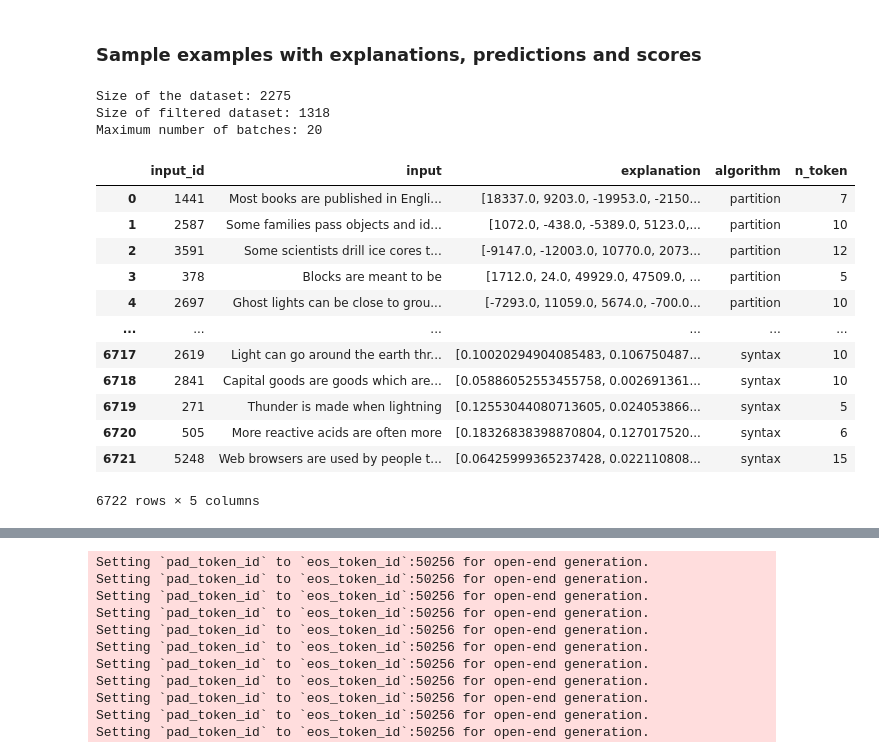
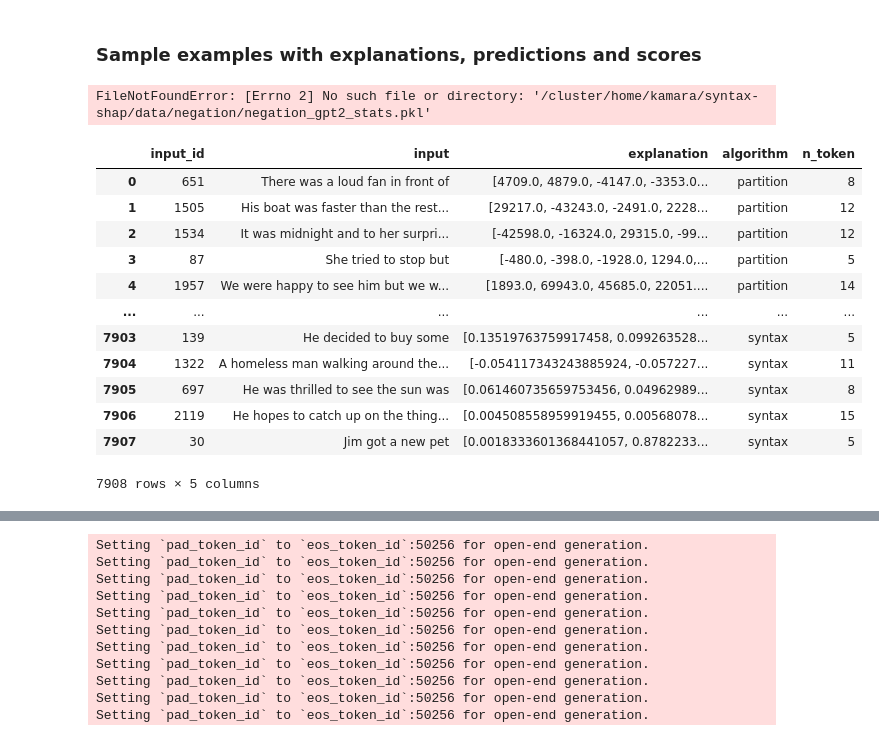
Before and after one commit to k-amara/syntax-shap, a Jupyter notebook: notebooks/Scores_Visualization_GPT2.ipynb, the cells around one changed output, grey strips where cells are left out. Cells and saved outputs as stored; diff of their text form; code cells hidden in the pictures.

```diff
--- a/notebooks/Scores_Visualization_GPT2.ipynb
+++ b/notebooks/Scores_Visualization_GPT2.ipynb
@@ -15,9 +15,10 @@ import matplotlib.pyplot as plt
 data_save_dir = "/cluster/home/kamara/syntax-shap/data"
 batch_size = 64
 
-dataset = "rocstories"
+dataset = "negation"
 model_name = "gpt2"
 threshold_ = 0.5
+seed_ = 0
 
 
 filter_ids_path = os.path.join(data_save_dir, f"{dataset}")
@@ -28,62 +29,61 @@ print("Size of the dataset:", stats["n_data"])
 print("Size of filtered dataset:", stats["n_filtered"])
 print("Maximum number of batches:", stats["n_filtered"]//batch_size)
 # %% [output]
-Size of the dataset: 2275
-Size of filtered dataset: 1318
-Maximum number of batches: 20
+FileNotFoundError: [Errno 2] No such file or directory: '/cluster/home/kamara/syntax-shap/data/negation/negation_gpt2_stats.pkl'
 # %%
 
 folder_path = f"/cluster/work/zhang/kamara/syntax-shap/results_ids/explanations/{model_name}/{dataset}"  # Replace with your folder path
 
 # Initialize a list to store the dataframes
 df_list = []
 
 # Loop through each file in the folder
 for root, dirs, files in os.walk(folder_path):
     for file in files:
         full_path = os.path.join(root, file)
         parts = file.split('_')
         if (file.endswith('.pkl')):
             # Extract dataset, model name, and algorithm from the filename
             dataset = parts[-4]
             model_name = parts[-3]
             algorithm = parts[-2]
             seed = parts[-1].split('.pkl')[0]  # Removes the file extension
 
-            # Construct the full file path
-            file_path = os.path.join(folder_path, file)
+            if eval(seed) == seed_:
+                # Construct the full file path
+                file_path = os.path.join(folder_path, file)
 
-            # Read the pickle file
-            with open(full_path, 'rb') as file:
-                data = pickle.load(file)
+                # Read the pickle file
+                with open(full_path, 'rb') as file:
+                    data = pickle.load(file)
 
-            # Assuming the content is a dictionary, create a DataFrame
-            df = pd.DataFrame(data)
-            # Add the extracted details as new columns
-            df['algorithm'] = algorithm
-            df['n_token'] = df['input'].str.split().apply(len)
-            df['explanation'] = df['explanation'].apply(lambda x: x.reshape(-1))
+                # Assuming the content is a dictionary, create a DataFrame
+                df = pd.DataFrame(data)
+                # Add the extracted details as new columns
+                df['algorithm'] = algorithm
+                df['n_token'] = df['input'].str.split().apply(len)
+                df['explanation'] = df['explanation'].apply(lambda x: x.reshape(-1))
 
-            # Append to the list of dataframes
-            df_list.append(df)
+                # Append to the list of dataframes
+                df_list.append(df)
 
 # Concatenate all dataframes in the list
 df_explanation = pd.concat(df_list, ignore_index=True)
 df_explanation
 # %% [output]
 |  | input_id | input | explanation | algorithm | n_token |
-| 0 | 1441 | Most books are published in Engli... | [18337.0, 9203.0, -19953.0, -2150... | partition | 7 |
-| 1 | 2587 | Some families pass objects and id... | [1072.0, -438.0, -5389.0, 5123.0,... | partition | 10 |
-| 2 | 3591 | Some scientists drill ice cores t... | [-9147.0, -12003.0, 10770.0, 2073... | partition | 12 |
-| 3 | 378 | Blocks are meant to be | [1712.0, 24.0, 49929.0, 47509.0, ... | partition | 5 |
-| 4 | 2697 | Ghost lights can be close to grou... | [-7293.0, 11059.0, 5674.0, -700.0... | partition | 10 |
+| 0 | 651 | There was a loud fan in front of | [4709.0, 4879.0, -4147.0, -3353.0... | partition | 8 |
+| 1 | 1505 | His boat was faster than the rest... | [29217.0, -43243.0, -2491.0, 2228... | partition | 12 |
+| 2 | 1534 | It was midnight and to her surpri... | [-42598.0, -16324.0, 29315.0, -99... | partition | 12 |
+| 3 | 87 | She tried to stop but | [-480.0, -398.0, -1928.0, 1294.0,... | partition | 5 |
+| 4 | 1957 | We were happy to see him but we w... | [1893.0, 69943.0, 45685.0, 22051.... | partition | 14 |
 | ... | ... | ... | ... | ... | ... |
-| 6717 | 2619 | Light can go around the earth thr... | [0.10020294904085483, 0.106750487... | syntax | 10 |
-| 6718 | 2841 | Capital goods are goods which are... | [0.05886052553455758, 0.002691361... | syntax | 10 |
-| 6719 | 271 | Thunder is made when lightning | [0.12553044080713605, 0.024053866... | syntax | 5 |
-| 6720 | 505 | More reactive acids are often more | [0.18326838398870804, 0.127017520... | syntax | 6 |
-| 6721 | 5248 | Web browsers are used by people t... | [0.06425999365237428, 0.022110808... | syntax | 15 |
+| 7903 | 139 | He decided to buy some | [0.13519763759917458, 0.099263528... | syntax | 5 |
+| 7904 | 1322 | A homeless man walking around the... | [-0.054117343243885924, -0.057227... | syntax | 11 |
+| 7905 | 697 | He was thrilled to see the sun was | [0.061460735659753456, 0.04962989... | syntax | 8 |
+| 7906 | 2119 | He hopes to catch up on the thing... | [0.004508558959919455, 0.00568078... | syntax | 15 |
+| 7907 | 30 | Jim got a new pet | [0.0018333601368441057, 0.8782233... | syntax | 5 |
-6722 rows × 5 columns
+7908 rows × 5 columns
 # %%
 #### Select rows which input_ids are in the list of input_ids of the rows with algorithm = 'shap'
 
```
Also changed, not shown: parts of 7 cells of this notebook, 6 other files.
